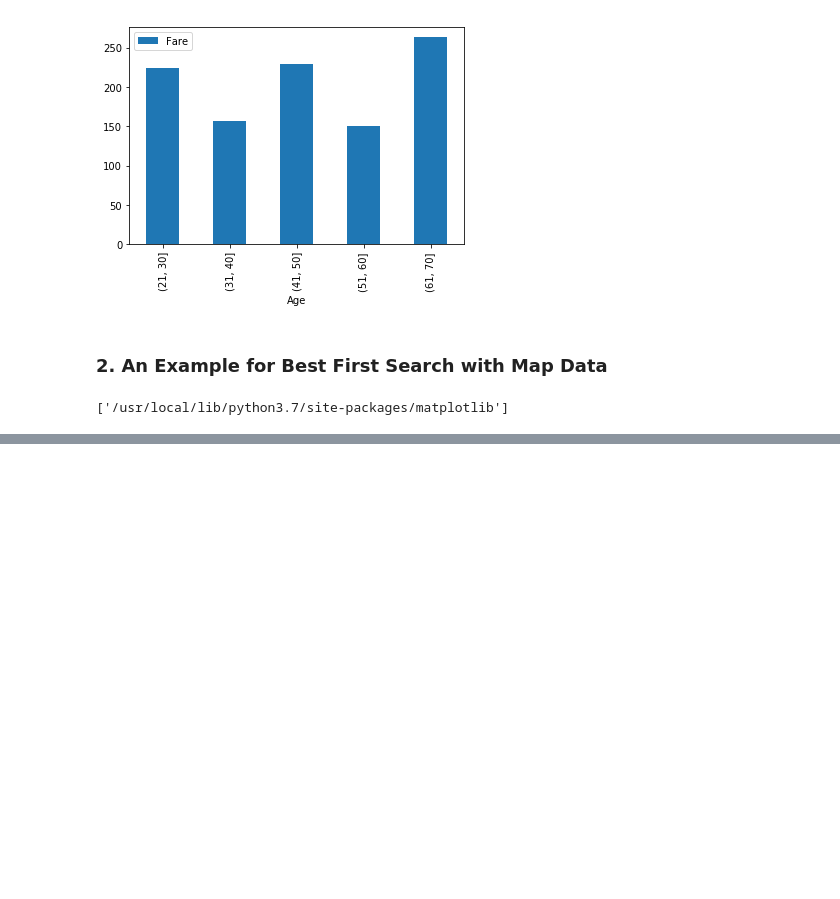
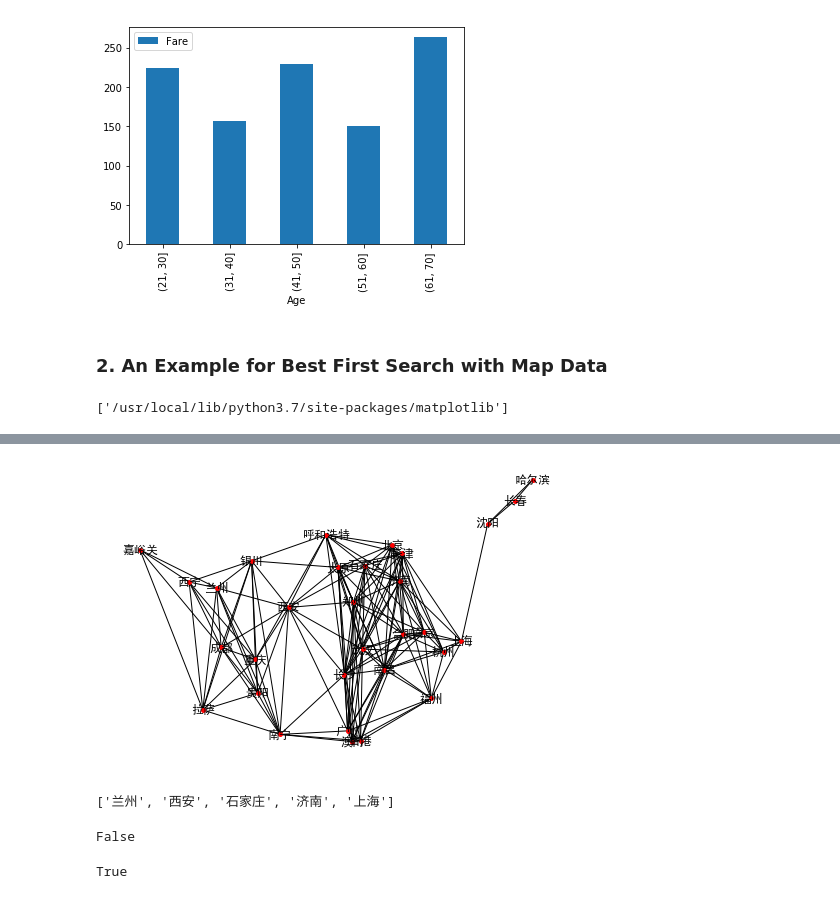
Before and after one commit to xinweixu1/nlp-AI-course, a Jupyter notebook: L03-MachineLearning-HeuristicSearch/L03-class-examples.ipynb, the cells around one changed output, grey strips where cells are left out. Cells and saved outputs as stored; diff of their text form; code cells hidden in the pictures; blank space fills up the shorter version.

```diff
--- a/L03-MachineLearning-HeuristicSearch/L03-class-examples.ipynb
+++ b/L03-MachineLearning-HeuristicSearch/L03-class-examples.ipynb
@@ -171,0 +231,7 @@ for line in coordinations_chinese.split('\n'):
+# %%
+def get_city_distance(city1, city2):
+    """
+    Define a procedure that returns the Haversine distance between two cities,
+    where the geo-coords of these two cities are defined in a dictionary
+    """
+    return geo_distance(city_location[city1], city_location[city2])
@@ -171,0 +256,25 @@ for line in coordinations_chinese.split('\n'):
+# %%
+# now we want to add connections to the network graph
+
+threshold = 700 # a cutoff threshold for determining whether two cities are connected in the graph
+
+from collections import defaultdict
+
+cities_connection = defaultdict(list) # set up a dictionary to store connections
+
+# loop over each city to create the connection list
+for c1 in cities:
+    for c2 in cities:
+        if c1 == c2: continue
+
+        elif get_city_distance(c1, c2) < threshold:
+            cities_connection[c1].append(c2)
+
+##########
+# notes:
+# 1) defaultdict - dict subclass that calls a factory function to supply missing values
+# see documentation: https://docs.python.org/3/library/collections.html
+# 2) defaultdict means that if a key is not found in the dictionary, then instead of
+# a KeyError being returned, a new entry is created.
+# The type of this new entry is given by the argument of defaultdict.
+# see https://stackoverflow.com/questions/5900578/how-does-collections-defaultdict-work
@@ -171,0 +285,8 @@ for line in coordinations_chinese.split('\n'):
+# %%
+# create a network graph using the connection list
+
+cities_connection_graph = nx.Graph(cities_connection)
+# %%
+nx.draw(cities_connection_graph, city_location, with_labels=True, node_size=15)
+# %% [output]
+[figure, added]
@@ -171,0 +332,4 @@ for line in coordinations_chinese.split('\n'):
+# %%
+search_bfs('兰州', '上海', cities_connection)
+# %% [output]
+['兰州', '西安', '石家庄', '济南', '上海']
@@ -171,0 +344,10 @@ for line in coordinations_chinese.split('\n'):
+# %%
+# test case 1
+is_goal(['西安', '兰州', '上海'], '兰州')
+# %% [output]
+False
+# %%
+# test case 2
+is_goal(['西安', '上海', '兰州'], '兰州')
+# %% [output]
+True
```
Also changed, not shown: parts of 20 cells of this notebook, 1 other file.
